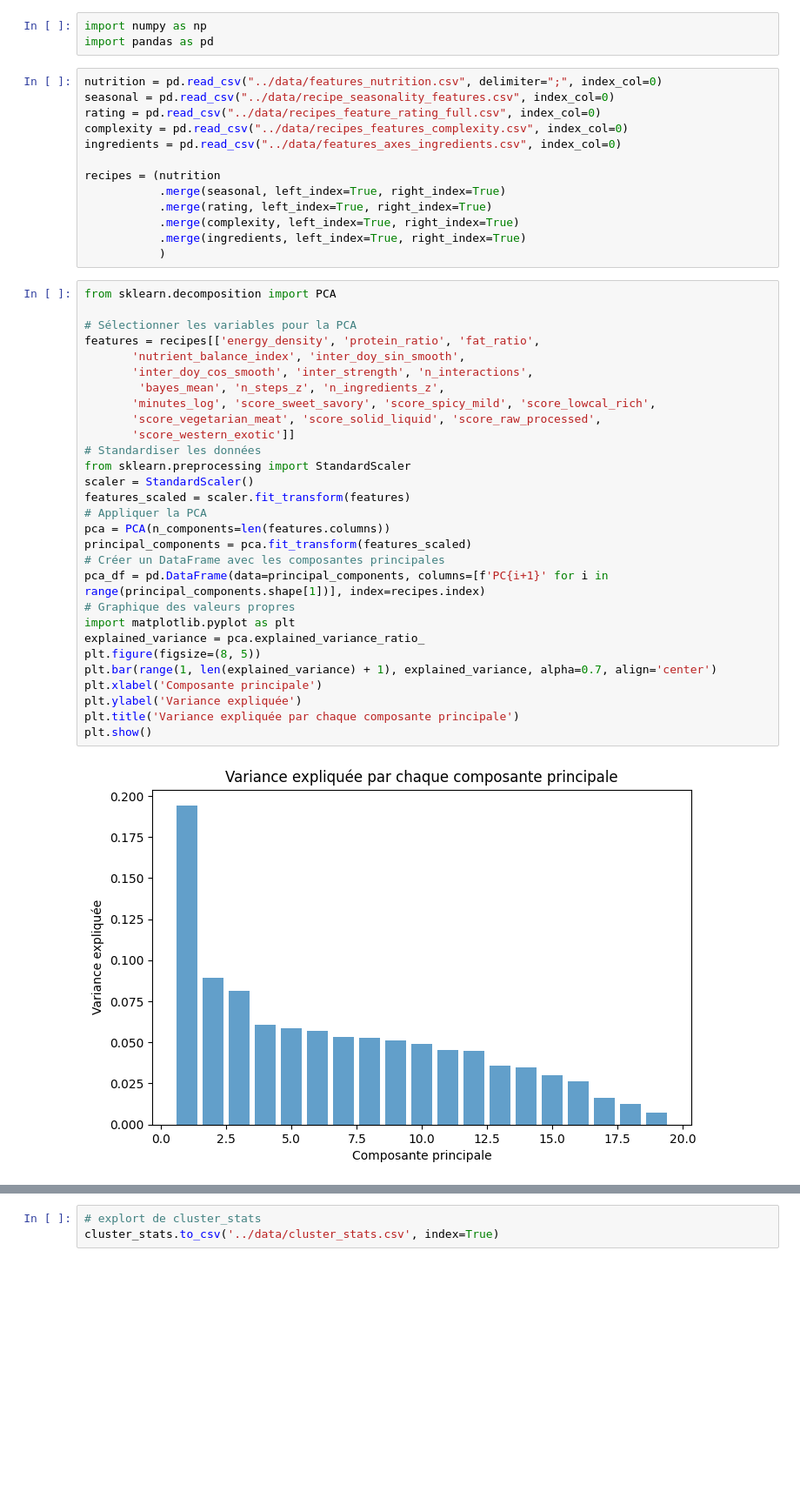
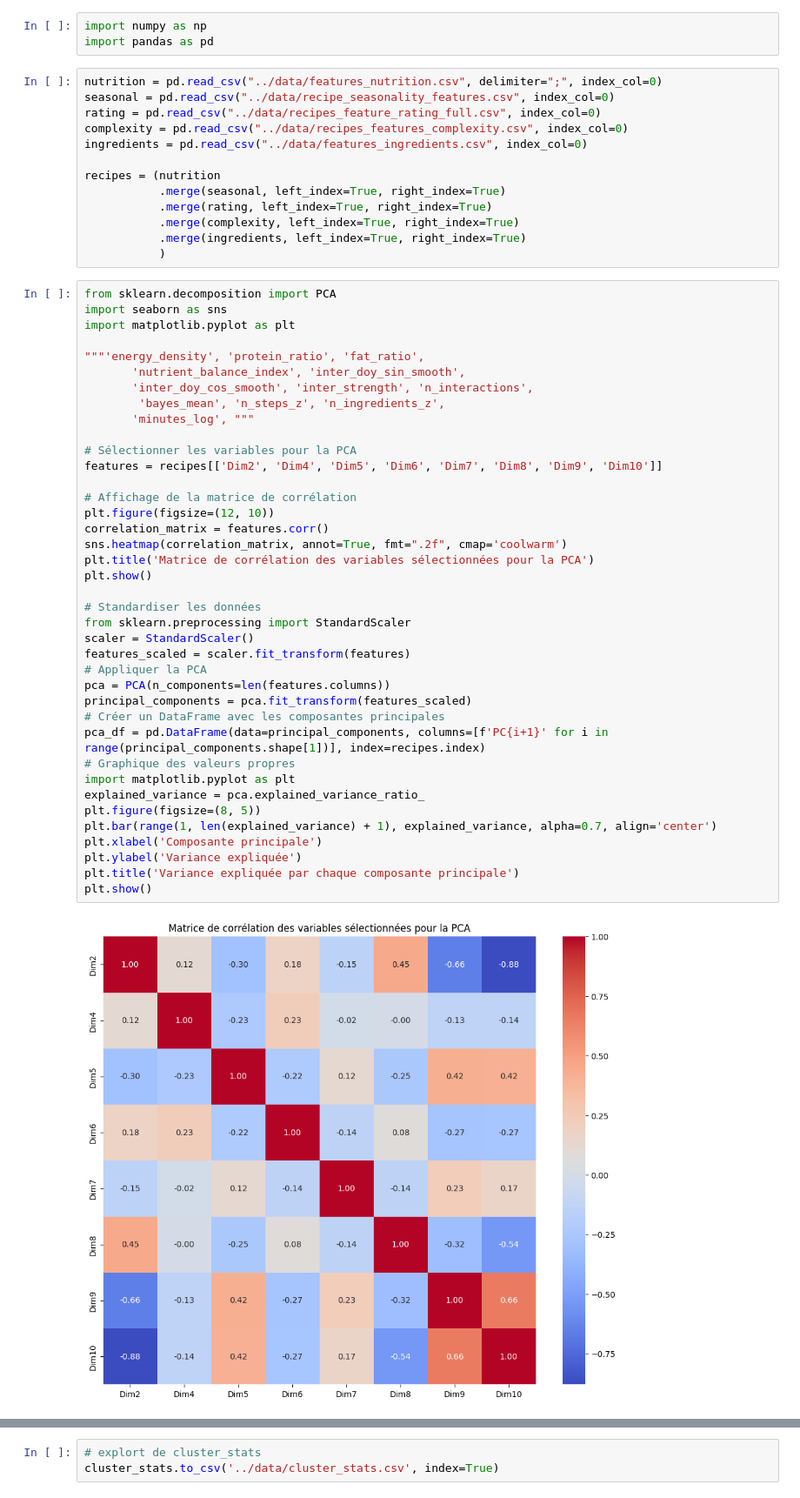
Before and after one commit to Hugosh71/Projet_Mangetamain, a Jupyter notebook: notebooks/EDA_recipes_clustering.ipynb, the cells around one changed output, grey strips where cells are left out. Shown at 87% size. Cells and saved outputs as stored; diff of their text form; blank space fills up the shorter version.

```diff
--- a/notebooks/EDA_recipes_clustering.ipynb
+++ b/notebooks/EDA_recipes_clustering.ipynb
@@ -6,7 +6,7 @@ nutrition = pd.read_csv("../data/features_nutrition.csv", delimiter=";", index_c
 seasonal = pd.read_csv("../data/recipe_seasonality_features.csv", index_col=0)
 rating = pd.read_csv("../data/recipes_feature_rating_full.csv", index_col=0)
 complexity = pd.read_csv("../data/recipes_features_complexity.csv", index_col=0)
-ingredients = pd.read_csv("../data/features_axes_ingredients.csv", index_col=0)
+ingredients = pd.read_csv("../data/features_ingredients.csv", index_col=0)
 
 recipes = (nutrition
            .merge(seasonal, left_index=True, right_index=True)
@@ -16,32 +16,42 @@ recipes = (nutrition
            )
 # %%
 from sklearn.decomposition import PCA
+import seaborn as sns
+import matplotlib.pyplot as plt
 
-# Sélectionner les variables pour la PCA
-features = recipes[['energy_density', 'protein_ratio', 'fat_ratio',
+"""'energy_density', 'protein_ratio', 'fat_ratio',
        'nutrient_balance_index', 'inter_doy_sin_smooth',
        'inter_doy_cos_smooth', 'inter_strength', 'n_interactions',
         'bayes_mean', 'n_steps_z', 'n_ingredients_z',
-       'minutes_log', 'score_sweet_savory', 'score_spicy_mild', 'score_lowcal_rich',
-       'score_vegetarian_meat', 'score_solid_liquid', 'score_raw_processed',
-       'score_western_exotic']]
+       'minutes_log', """
+
+# Sélectionner les variables pour la PCA
+features = recipes[['Dim2', 'Dim4', 'Dim5', 'Dim6', 'Dim7', 'Dim8', 'Dim9', 'Dim10']]
+
+# Affichage de la matrice de corrélation
+plt.figure(figsize=(12, 10))
+correlation_matrix = features.corr()
+sns.heatmap(correlation_matrix, annot=True, fmt=".2f", cmap='coolwarm')
+plt.title('Matrice de corrélation des variables sélectionnées pour la PCA')
+plt.show()
+
 # Standardiser les données
 from sklearn.preprocessing import StandardScaler
 scaler = StandardScaler()
 features_scaled = scaler.fit_transform(features)
 # Appliquer la PCA
 pca = PCA(n_components=len(features.columns))
 principal_components = pca.fit_transform(features_scaled)
 # Créer un DataFrame avec les composantes principales
 pca_df = pd.DataFrame(data=principal_components, columns=[f'PC{i+1}' for i in range(principal_components.shape[1])], index=recipes.index)
 # Graphique des valeurs propres
 import matplotlib.pyplot as plt
 explained_variance = pca.explained_variance_ratio_
 plt.figure(figsize=(8, 5))
 plt.bar(range(1, len(explained_variance) + 1), explained_variance, alpha=0.7, align='center')
 plt.xlabel('Composante principale')
 plt.ylabel('Variance expliquée')
 plt.title('Variance expliquée par chaque composante principale')
 plt.show()
 # %% [output]
-[figure, old version]
+[figure, new version]
```
Also changed, not shown: parts of 7 cells of this notebook.
